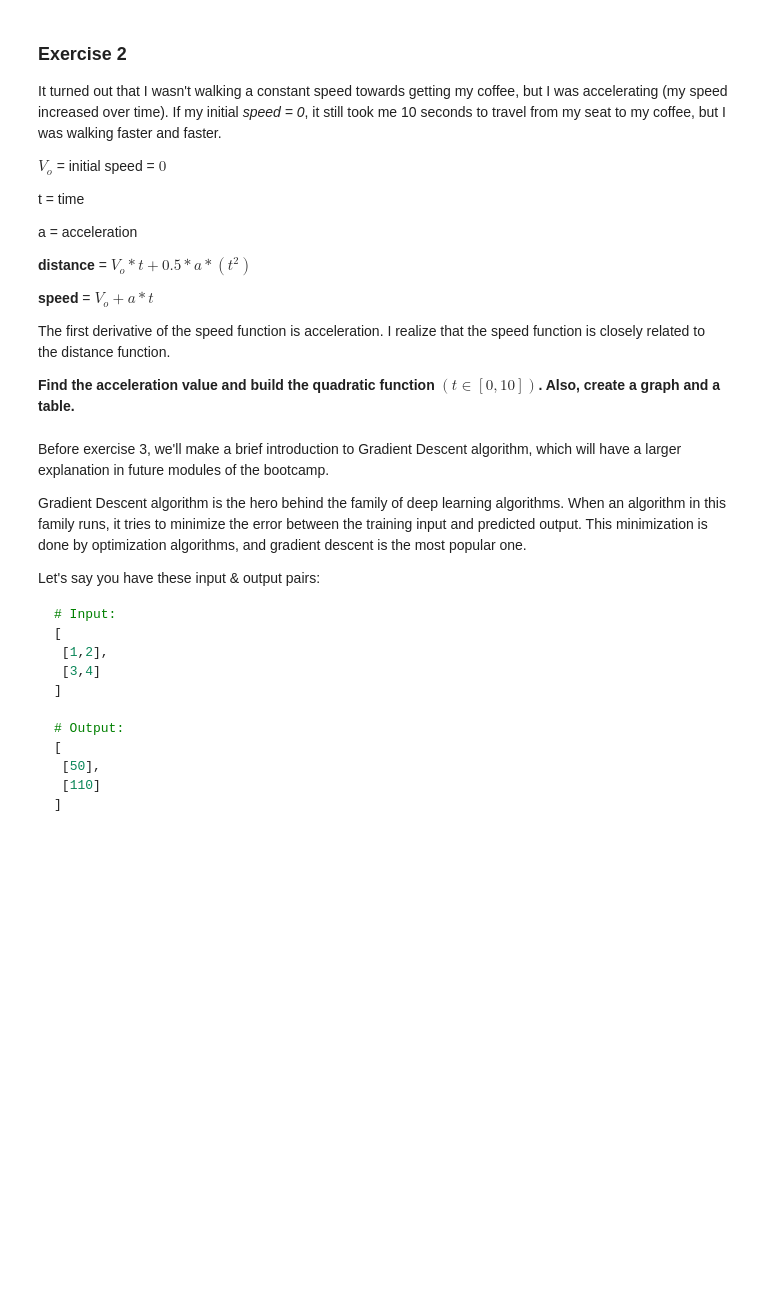
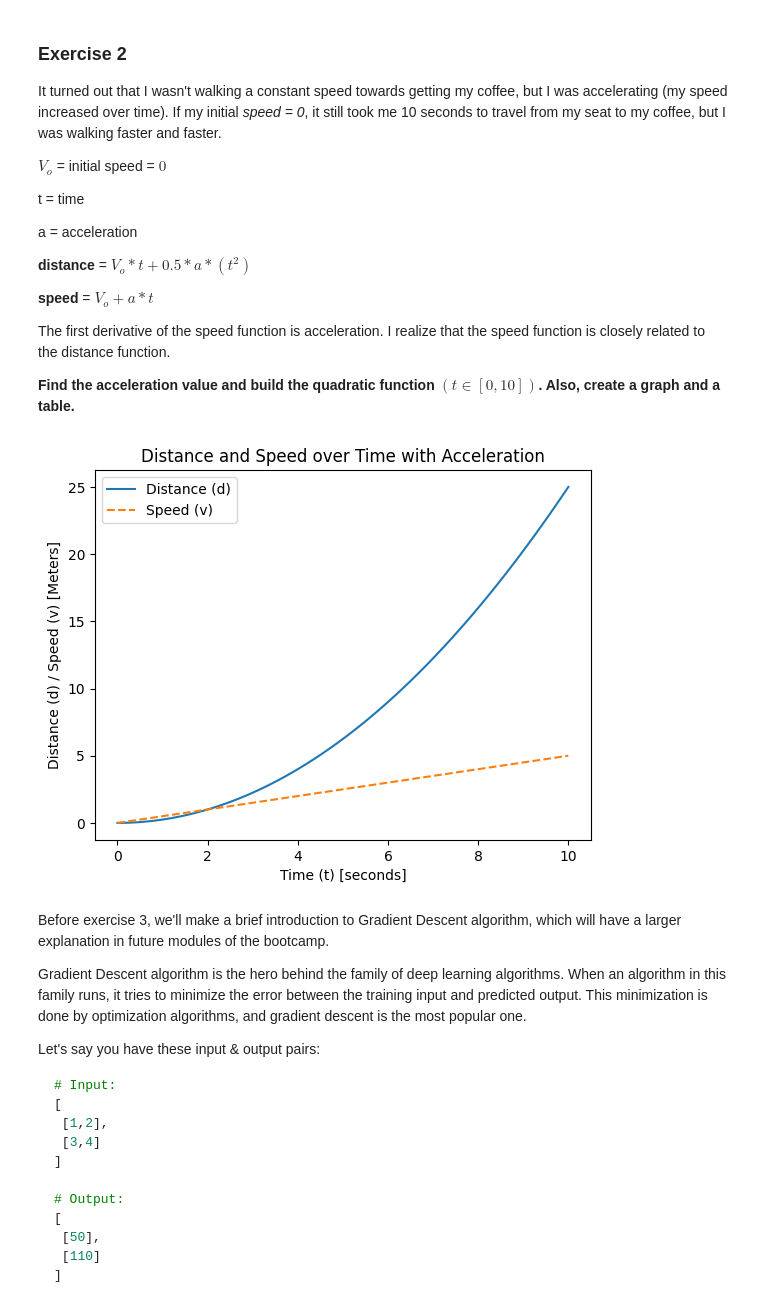
Before and after one commit to Nonpoint93/calculus-and-algebra-problems-with-python, a Jupyter notebook: notebook/problems.ipynb, the cells around one changed output. Saved outputs shown, nothing was run; the diff lists cells and outputs as text; code cells hidden in the pictures; blank space fills up the shorter version.

```diff
--- a/notebook/problems.ipynb
+++ b/notebook/problems.ipynb
@@ -84,6 +84,30 @@ The first derivative of the speed function is acceleration. I realize that the s
 
 **Find the acceleration value and build the quadratic function  $(t ∈ [0,10])$. Also, create a graph and a table.**
 # %%
+import numpy as np
+import matplotlib.pyplot as plt
+
+V_0 = 0
+
+time_values = np.linspace(0, 10, 100)
+
+a = 0.5 # $V_o * t + 0.5 * a * (t^2)$ |  25 = 0.5 * a * 10**2 | 25 / (0.5 * 100)
+
 # Define and plot the quadratic funtion
+def distance_f(t): return V_0 * t + 0.5 * a * (t**2) # Distance function: d = V_o * t + 0.5 * a * (t^2), where 'a' is the acceleration
+def speed_f(t): return V_0 + a * t
+
+distance_values = distance_f(time_values)
+speed_values = speed_f(time_values)
+
+plt.plot(time_values, distance_values, label = "Distance (d)")
+plt.plot(time_values, speed_values, label = "Speed (v)", linestyle = "--")
+plt.xlabel("Time (t) [seconds]")
+plt.ylabel("Distance (d) / Speed (v) [Meters]")
+plt.title("Distance and Speed over Time with Acceleration")
+plt.legend()
+plt.show()
+# %% [output]
+[figure, added]
 # %%
 # Create a DataFrame
```
Also changed, not shown: parts of 2 cells of this notebook.
